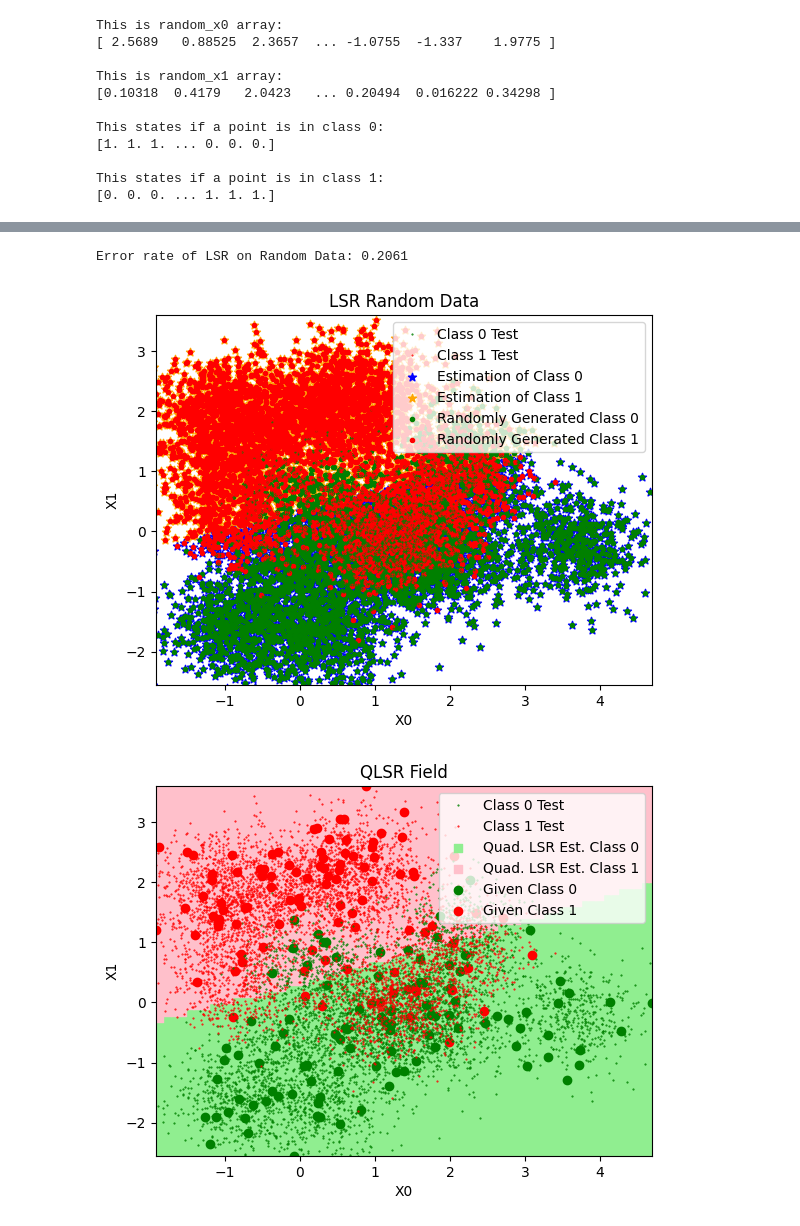
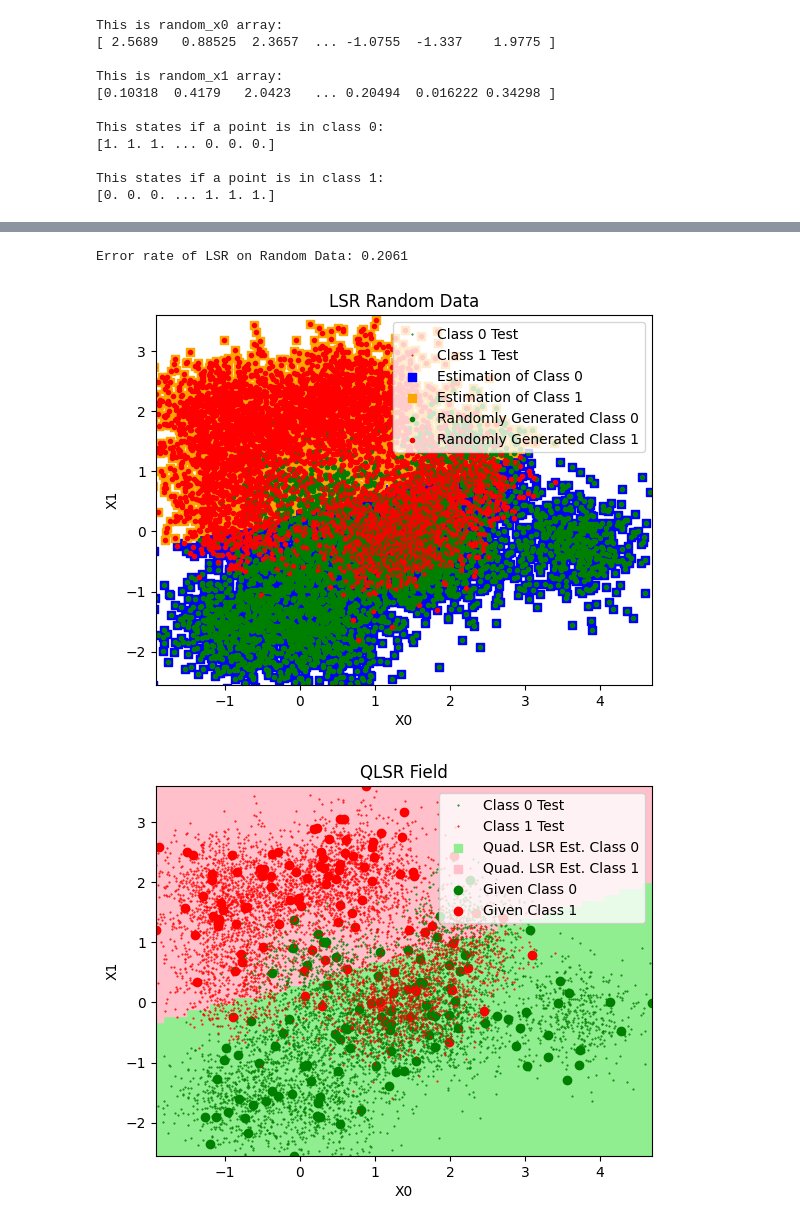
Before and after one commit to angelrodriguez0617/ECE-4850-Machine-Learning, a Jupyter notebook: project4/project4_austin.ipynb, the cells around one changed output, grey strips where cells are left out. Drawn from its saved outputs; the diff is of its cells as text; code cells hidden in the pictures.

```diff
--- a/project4/project4_austin.ipynb
+++ b/project4/project4_austin.ipynb
@@ -142,25 +142,25 @@ Error rate of LSR on Given Data: 0.145
 # %%
 random0_hat = least_squares_est(random_data[0], random_data[1], beta0)
 random1_hat = least_squares_est(random_data[0], random_data[1], beta1)
 random_guess = np.vstack((random_data[0], random_data[1], random0_hat, random1_hat))
 
 value_vector = np.array([])
 for i in range(random_guess[3].size):
     if random_guess[3][i] > 0.5:
         value_vector = np.append(value_vector, 1)
     else:
         value_vector = np.append(value_vector, 0)
 
 error_rate = np.sum(np.abs(value_vector - random_data[3])) / random_data[3].size
 print(f'Error rate of LSR on Random Data: {error_rate}')
 
-fig = useful_functions.DrawTwoDataset(random_guess, random_data, '*', '*', '.', '.',
+fig = useful_functions.DrawTwoDataset(random_guess, random_data, 's', 's', '.', '.',
                                     'blue', 'orange', 'green', 'red',
                                     'Estimation of Class 0', 'Estimation of Class 1', 'Randomly Generated Class 0', 'Randomly Generated Class 1', "LSR Random Data")
 fig.run_drawing()
 # %% [output]
 Error rate of LSR on Random Data: 0.2061
-[figure, old version]
+[figure, new version]
 # %%
 # quadratic regression function from project 1
 # NOTE: this didn't work on windows maybe
```
Also changed, not shown: parts of 3 cells of this notebook, 1 other file.
